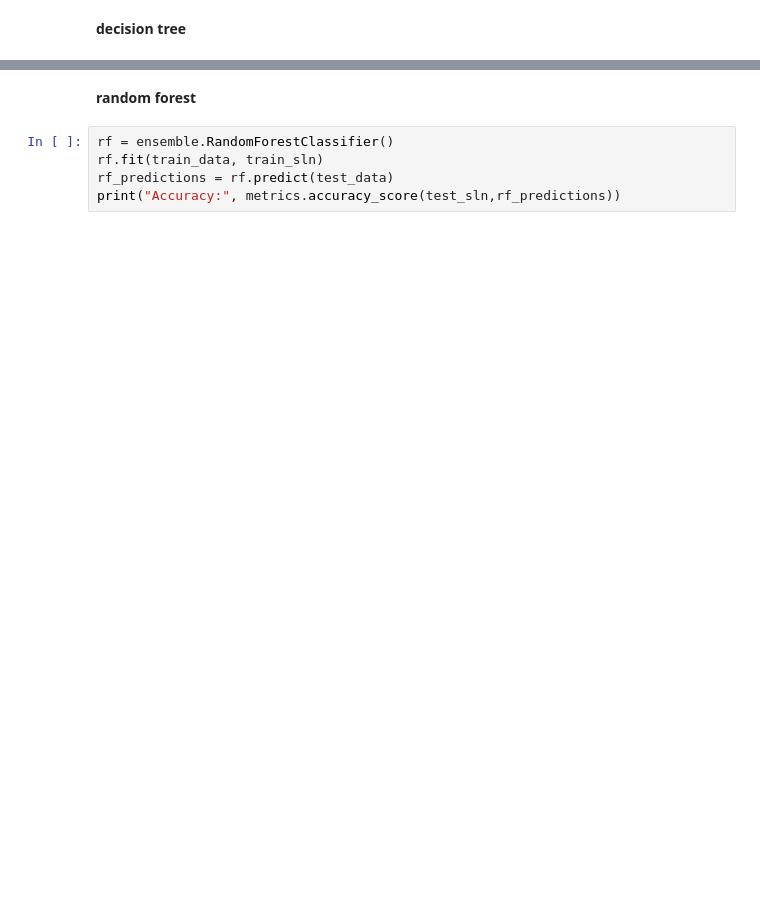
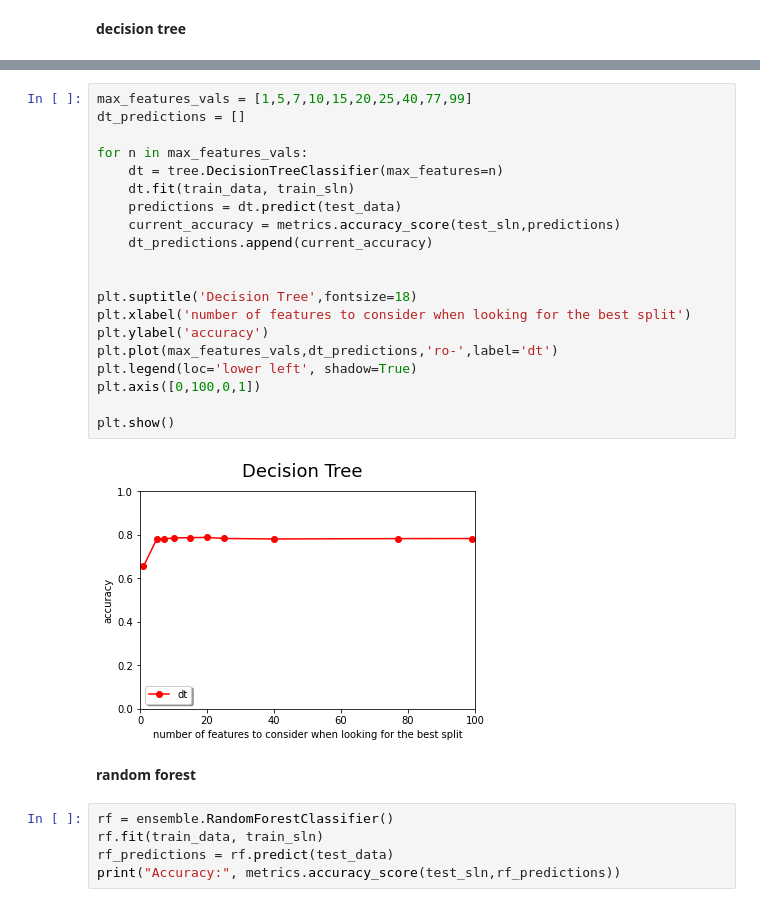
Before and after one commit to ZofiaLandowska/notes, a Jupyter notebook: project1_landowska.ipynb, the cells around one changed output, grey strips where cells are left out. Cells and saved outputs as stored; diff of their text form; blank space fills up the shorter version.

```diff
--- a/project1_landowska.ipynb
+++ b/project1_landowska.ipynb
@@ -175,3 +236,25 @@ Accuracy: 0.7767123287671233
+# %%
+max_features_vals = [1,5,7,10,15,20,25,40,77,99]
+dt_predictions = []
+
+for n in max_features_vals:
+    dt = tree.DecisionTreeClassifier(max_features=n)
+    dt.fit(train_data, train_sln)
+    predictions = dt.predict(test_data)
+    current_accuracy = metrics.accuracy_score(test_sln,predictions)
+    dt_predictions.append(current_accuracy)
+
+
+plt.suptitle('Decision Tree',fontsize=18)
+plt.xlabel('number of features to consider when looking for the best split')
+plt.ylabel('accuracy')
+plt.plot(max_features_vals,dt_predictions,'ro-',label='dt')
+plt.legend(loc='lower left', shadow=True)
+plt.axis([0,100,0,1])
+
+plt.show()
+# %% [output]
+[figure, added]
 # %% [markdown]
 __random forest__
 # %%
```
Also changed, not shown: parts of 17 cells of this notebook.
